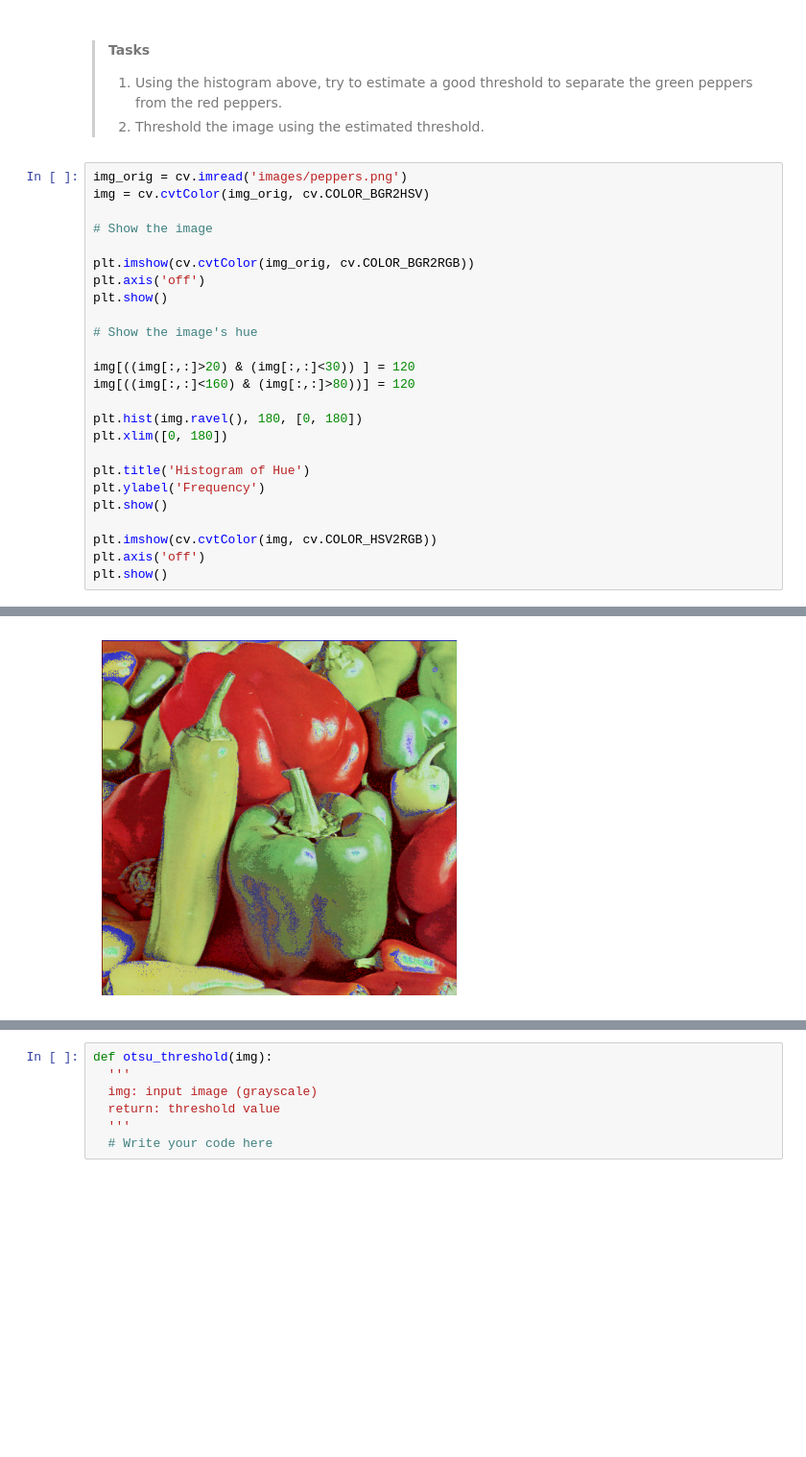
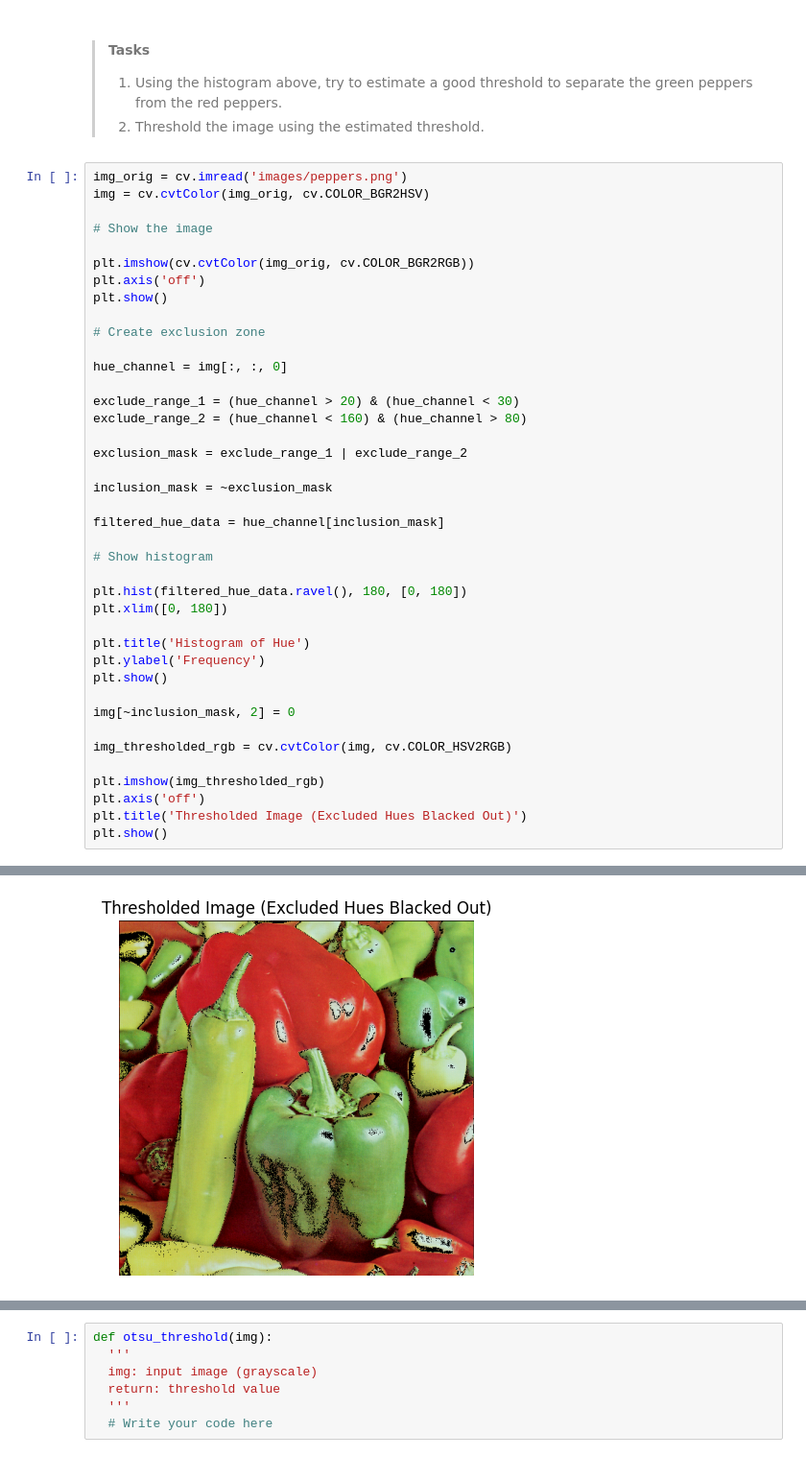
Before and after one commit to VlaKarlo/OSiRV_LV, a Jupyter notebook: lab2.ipynb, the cells around one changed output, grey strips where cells are left out. Shown at 96% size. Drawn from its saved outputs; the diff is of its cells as text; blank space fills up the shorter version.

```diff
--- a/lab2.ipynb
+++ b/lab2.ipynb
@@ -245,20 +240,35 @@ plt.imshow(cv.cvtColor(img_orig, cv.COLOR_BGR2RGB))
 plt.axis('off')
 plt.show()
 
-# Show the image's hue
+# Create exclusion zone
 
-img[((img[:,:]>20) & (img[:,:]<30)) ] = 120
-img[((img[:,:]<160) & (img[:,:]>80))] = 120
+hue_channel = img[:, :, 0]
 
-plt.hist(img.ravel(), 180, [0, 180])
+exclude_range_1 = (hue_channel > 20) & (hue_channel < 30)
+exclude_range_2 = (hue_channel < 160) & (hue_channel > 80)
+
+exclusion_mask = exclude_range_1 | exclude_range_2
+
+inclusion_mask = ~exclusion_mask
+
+filtered_hue_data = hue_channel[inclusion_mask]
+
+# Show histogram
+
+plt.hist(filtered_hue_data.ravel(), 180, [0, 180])
 plt.xlim([0, 180])
 
 plt.title('Histogram of Hue')
 plt.ylabel('Frequency')
 plt.show()
 
-plt.imshow(cv.cvtColor(img, cv.COLOR_HSV2RGB))
+img[~inclusion_mask, 2] = 0
+
+img_thresholded_rgb = cv.cvtColor(img, cv.COLOR_HSV2RGB)
+
+plt.imshow(img_thresholded_rgb)
 plt.axis('off')
+plt.title('Thresholded Image (Excluded Hues Blacked Out)')
 plt.show()
 # %% [output]
 [figure]
@@ -266,4 +276,4 @@ plt.show()
-[figure, old version]
+[figure, new version]
 # %% [markdown]
 ### Otsu's Thresholding
 
```
Also changed, not shown: parts of 7 cells of this notebook.
